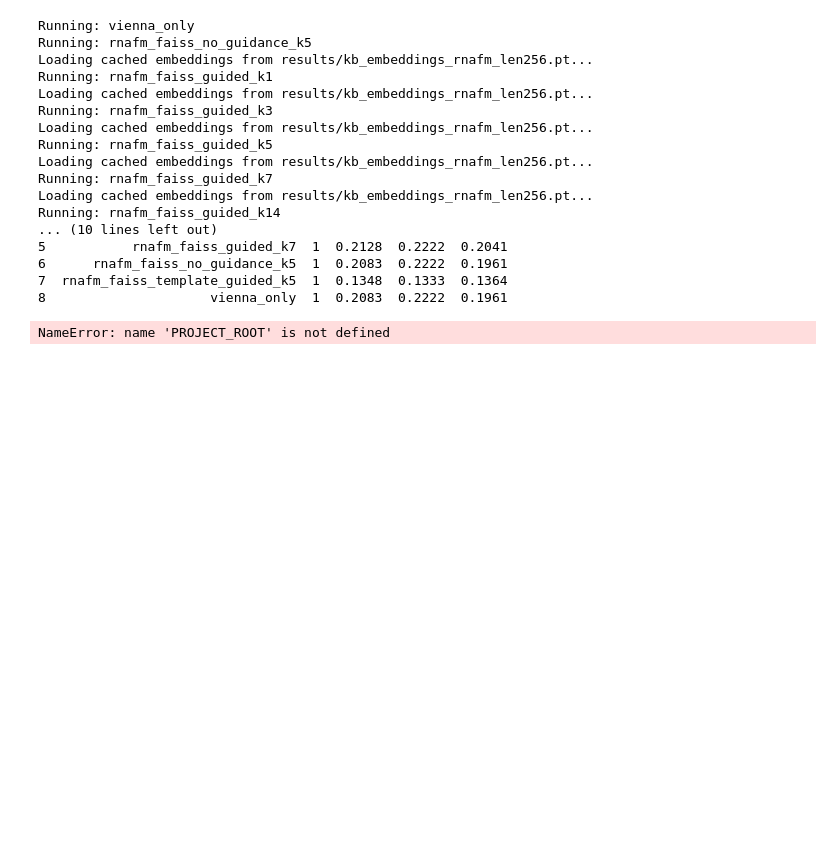
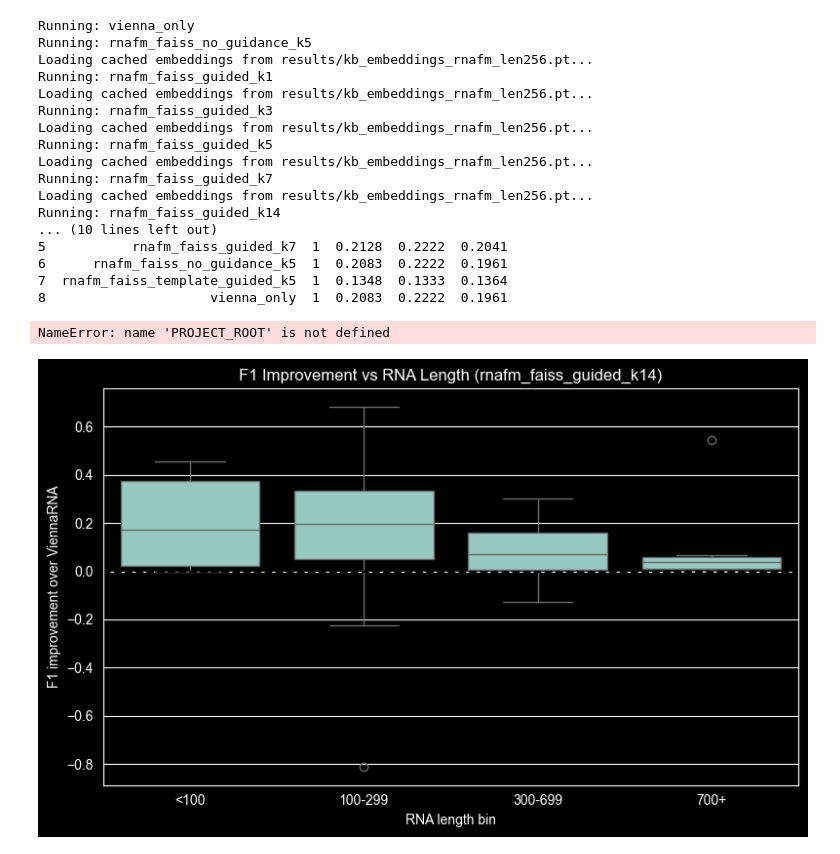
Before and after one commit to chaimaetoubali-lab/3R-Fold, a Jupyter notebook: Main_Runner.ipynb, the cells around one changed output. Drawn from its saved outputs; the diff is of its cells as text; code cells hidden in the pictures; blank space fills up the shorter version.

```diff
--- a/Main_Runner.ipynb
+++ b/Main_Runner.ipynb
@@ -468,3 +468,12 @@ summary = summary.sort_values(["method_clean", "k"]).reset_index(drop=True)
 summary.to_csv(f"{PROJECT_ROOT}/results/paper_ablation_fixed50_table.csv", index=False)
 
 print(summary.round(4))
+# %%
+import importlib
+import visualisation.length_plots as lp
+
+importlib.reload(lp)
+
+lp.plot_improvement_vs_length("results/ablation_results.csv")
+# %% [output]
+[figure, added]
```
Also changed, not shown: parts of 7 cells of this notebook, 14 other files.
